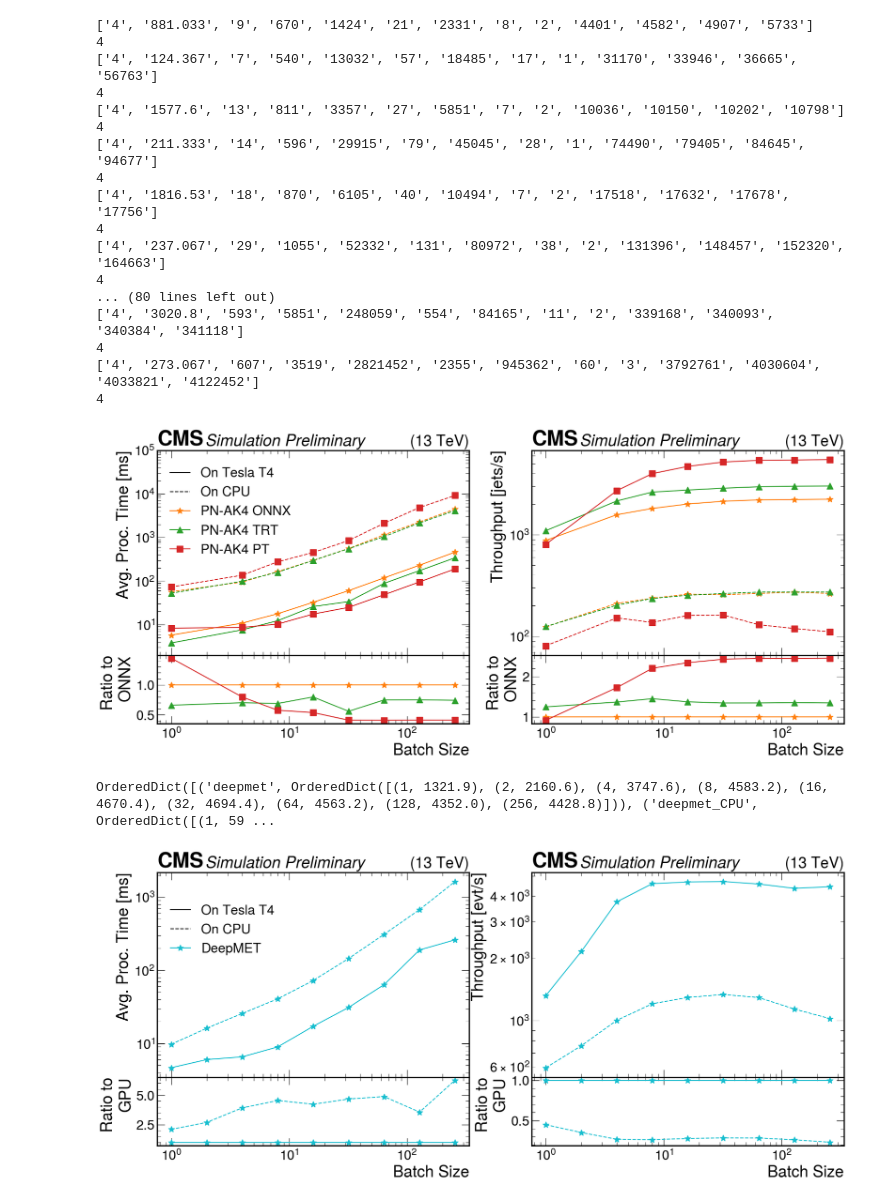
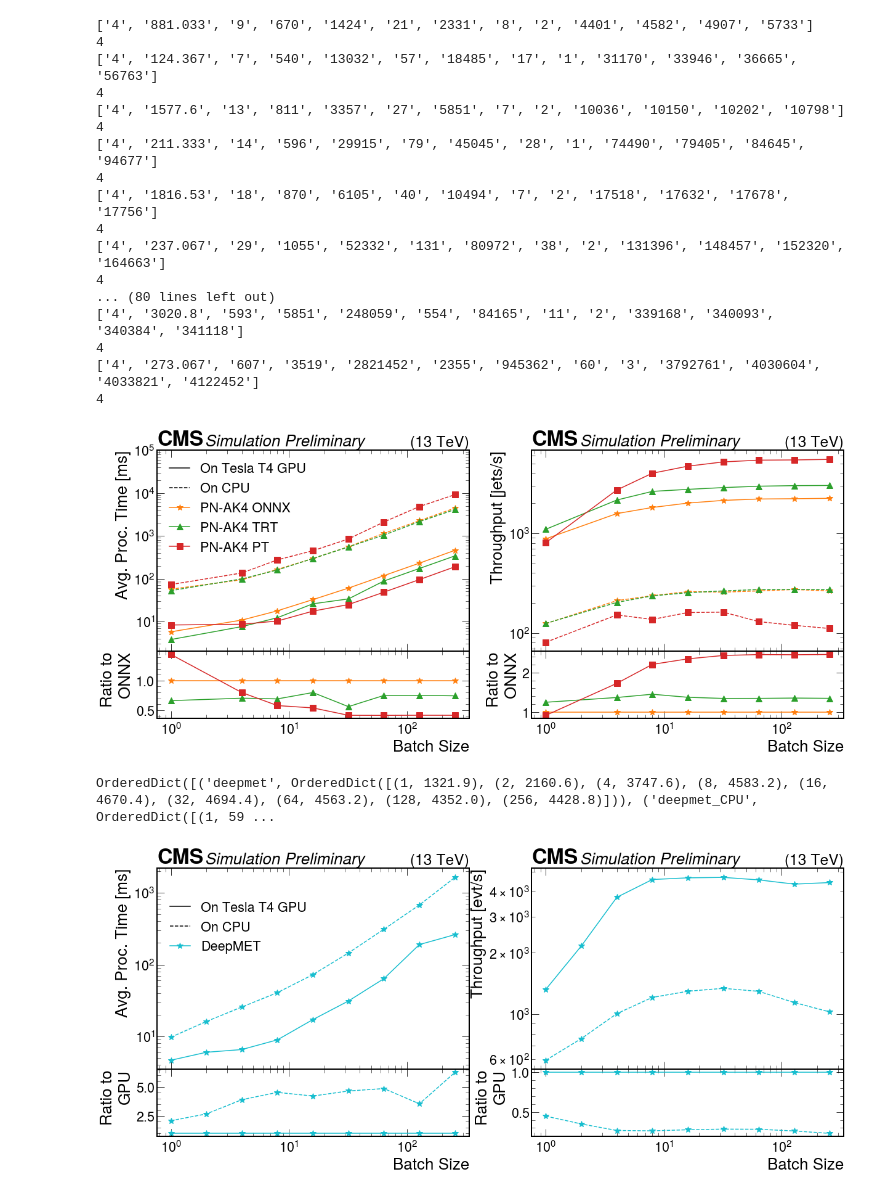
Before and after one commit to yongbinfeng/SONIC_miniAOD_paper_2022, a Jupyter notebook: Models_perf_analyzer_plots.ipynb, the cells around one changed output. Drawn from its saved outputs; the diff is of its cells as text; code cells hidden in the pictures.

Commit message:
changing tesla t4 to tesla t4 gpu

```diff
--- a/Models_perf_analyzer_plots.ipynb
+++ b/Models_perf_analyzer_plots.ipynb
@@ -87,7 +87,7 @@ def Plot(models, outputname):
     axs[0, 1].plot([], [], ' ', label="Tesla T4")
     axs[1, 1].plot([], [], ' ', label="Tesla T4")
 
-    axs[0, 0].plot([], [], label='On Tesla T4', color = 'k', linestyle = 'solid')
+    axs[0, 0].plot([], [], label='On Tesla T4 GPU', color = 'k', linestyle = 'solid')
     axs[0, 0].plot([], [], label='On CPU', color = 'k', linestyle = 'dashed')
     for i, model in enumerate(models):
         axs[0, 0].plot(batchs, vals_latency[i], label=legends[i], color = linecolors[i], linestyle = linestyles[i], marker=markers[i], markersize=10)
@@ -121,34 +121,34 @@ def Plot(models, outputname):
     #axs[0, 1].legend()
 
     #hep.cms.label(label='Simulation', loc=0)
     hep.cms.label(label='Preliminary', loc=0, ax=axs[0,0])
     hep.cms.label(label='Preliminary', loc=0, ax=axs[0,1])
     #hep.cms.lumitext(text='Simulation', ax=None, fontname=None, fontsize=None)
 
     fig.subplots_adjust(hspace=0)
     fig.savefig(folder+f"{outputname}.png")
     fig.savefig(folder+f"{outputname}.pdf")
 Plot(['particlenet_AK4', 'particlenet_AK4_TRT', 'particlenet_AK4_PT', 'particlenet_AK4_CPU', 'particlenet_AK4_TRT_CPU', 'particlenet_AK4_PT_CPU'], 'latencies_throughputs_pn')
 #Plot(['particlenet_AK4', 'particlenet_AK4_PT'], 'Test')
 # %% [output]
 ['4', '881.033', '9', '670', '1424', '21', '2331', '8', '2', '4401', '4582', '4907', '5733']
 4
 ['4', '124.367', '7', '540', '13032', '57', '18485', '17', '1', '31170', '33946', '36665', '56763']
 4
 ['4', '1577.6', '13', '811', '3357', '27', '5851', '7', '2', '10036', '10150', '10202', '10798']
 4
 ['4', '211.333', '14', '596', '29915', '79', '45045', '28', '1', '74490', '79405', '84645', '94677']
 4
 ['4', '1816.53', '18', '870', '6105', '40', '10494', '7', '2', '17518', '17632', '17678', '17756']
 4
 ['4', '237.067', '29', '1055', '52332', '131', '80972', '38', '2', '131396', '148457', '152320', '164663']
 4
 ... (80 lines left out)
 ['4', '3020.8', '593', '5851', '248059', '554', '84165', '11', '2', '339168', '340093', '340384', '341118']
 4
 ['4', '273.067', '607', '3519', '2821452', '2355', '945362', '60', '3', '3792761', '4030604', '4033821', '4122452']
 4
-[figure, old version]
+[figure, new version]
 # %%
 throughputs = OrderedDict()
 latencys = OrderedDict()
@@ -222,7 +222,7 @@ def Plot(models, outputname):
     axs[0, 1].plot([], [], ' ', label="Tesla T4")
     axs[1, 1].plot([], [], ' ', label="Tesla T4")
 
-    axs[0, 0].plot([], [], label='On Tesla T4', color = 'k', linestyle = 'solid')
+    axs[0, 0].plot([], [], label='On Tesla T4 GPU', color = 'k', linestyle = 'solid')
     axs[0, 0].plot([], [], label='On CPU', color = 'k', linestyle = 'dashed')
     for i, model in enumerate(models):
         axs[0, 0].plot(batchs, vals_latency[i], label=legends[i], color = linecolors[i], linestyle = linestyles[i], marker=markers[i], markersize=10)
@@ -264,7 +264,7 @@ def Plot(models, outputname):
 Plot(['deepmet', 'deepmet_CPU'], 'latencies_throughputs_deepmet')
 # %% [output]
 OrderedDict([('deepmet', OrderedDict([(1, 1321.9), (2, 2160.6), (4, 3747.6), (8, 4583.2), (16, 4670.4), (32, 4694.4), (64, 4563.2), (128, 4352.0), (256, 4428.8)])), ('deepmet_CPU', OrderedDict([(1, 59 ...
-[figure, old version]
+[figure, new version]
 # %%
 throughputs = OrderedDict()
 latencys = OrderedDict()
```
Also changed, not shown: parts of 2 cells of this notebook.
